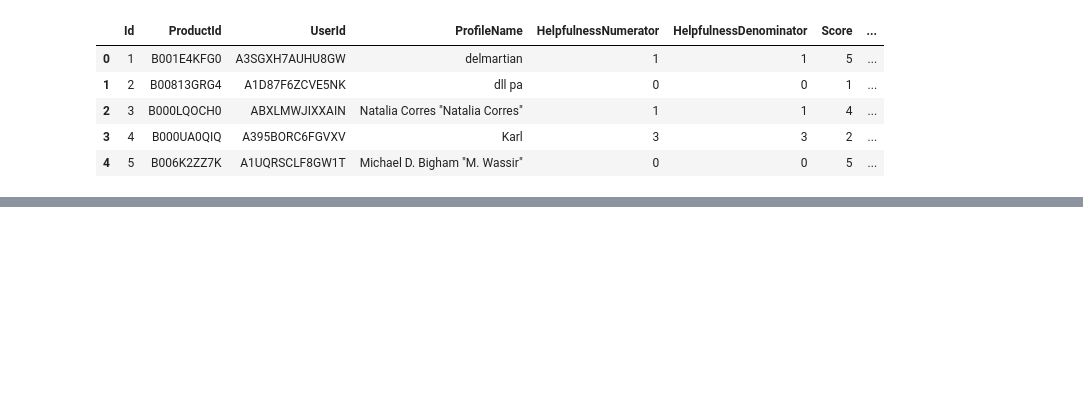
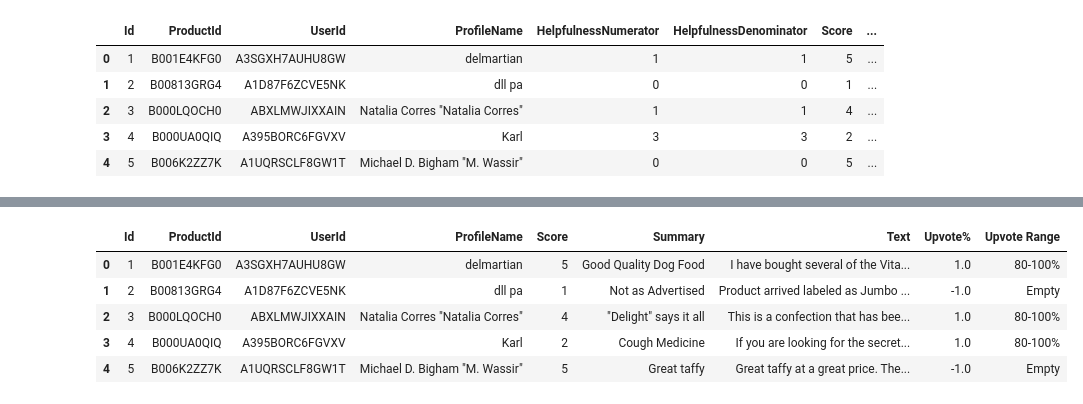
Before and after one commit to anna-jones/Amazon-Customer-Review-Analysis, a Jupyter notebook: code.ipynb, the cells around one changed output, grey strips where cells are left out. Saved outputs shown, nothing was run; the diff lists cells and outputs as text; code cells hidden in the pictures; blank space fills up the shorter version.

```diff
--- a/code.ipynb
+++ b/code.ipynb
@@ -4,7 +4,7 @@ import pandas as pd
 import nltk
 import seaborn
 # %%
-df = pd.read_csv('C:/Users/anany/Documents/GitHub/Amazon-Customer-Sentiment/Reviews.csv')
+df = pd.read_csv(r'C:/Users/anany/Documents/GitHub/Amazon-Customer-Sentiment/Reviews.csv')
 df.head()
 # %% [output]
 |  | Id | ProductId | UserId | ProfileName | HelpfulnessNumerator | HelpfulnessDenominator | Score | ... |
@@ -15,0 +46,10 @@ df.head()
+# %%
+df['Upvote Range'] = pd.cut(df['Upvote%'], bins=[-1.1, 0, 0.2, 0.4, 0.6, 0.8, 1], labels=['Empty', '0-20%','20-40%','40-60%','60-80%','80-100%'])
+df.head()
+# %% [output]
+|  | Id | ProductId | UserId | ProfileName | Score | Summary | Text | Upvote% | Upvote Range |
+| 0 | 1 | B001E4KFG0 | A3SGXH7AUHU8GW | delmartian | 5 | Good Quality Dog Food | I have bought several of the Vita... | 1.0 | 80-100% |
+| 1 | 2 | B00813GRG4 | A1D87F6ZCVE5NK | dll pa | 1 | Not as Advertised | Product arrived labeled as Jumbo ... | -1.0 | Empty |
+| 2 | 3 | B000LQOCH0 | ABXLMWJIXXAIN | Natalia Corres "Natalia Corres" | 4 | "Delight" says it all | This is a confection that has bee... | 1.0 | 80-100% |
+| 3 | 4 | B000UA0QIQ | A395BORC6FGVXV | Karl | 2 | Cough Medicine | If you are looking for the secret... | 1.0 | 80-100% |
+| 4 | 5 | B006K2ZZ7K | A1UQRSCLF8GW1T | Michael D. Bigham "M. Wassir" | 5 | Great taffy | Great taffy at a great price. The... | -1.0 | Empty |
```
Also changed, not shown: parts of 6 cells of this notebook, 1 other file.
